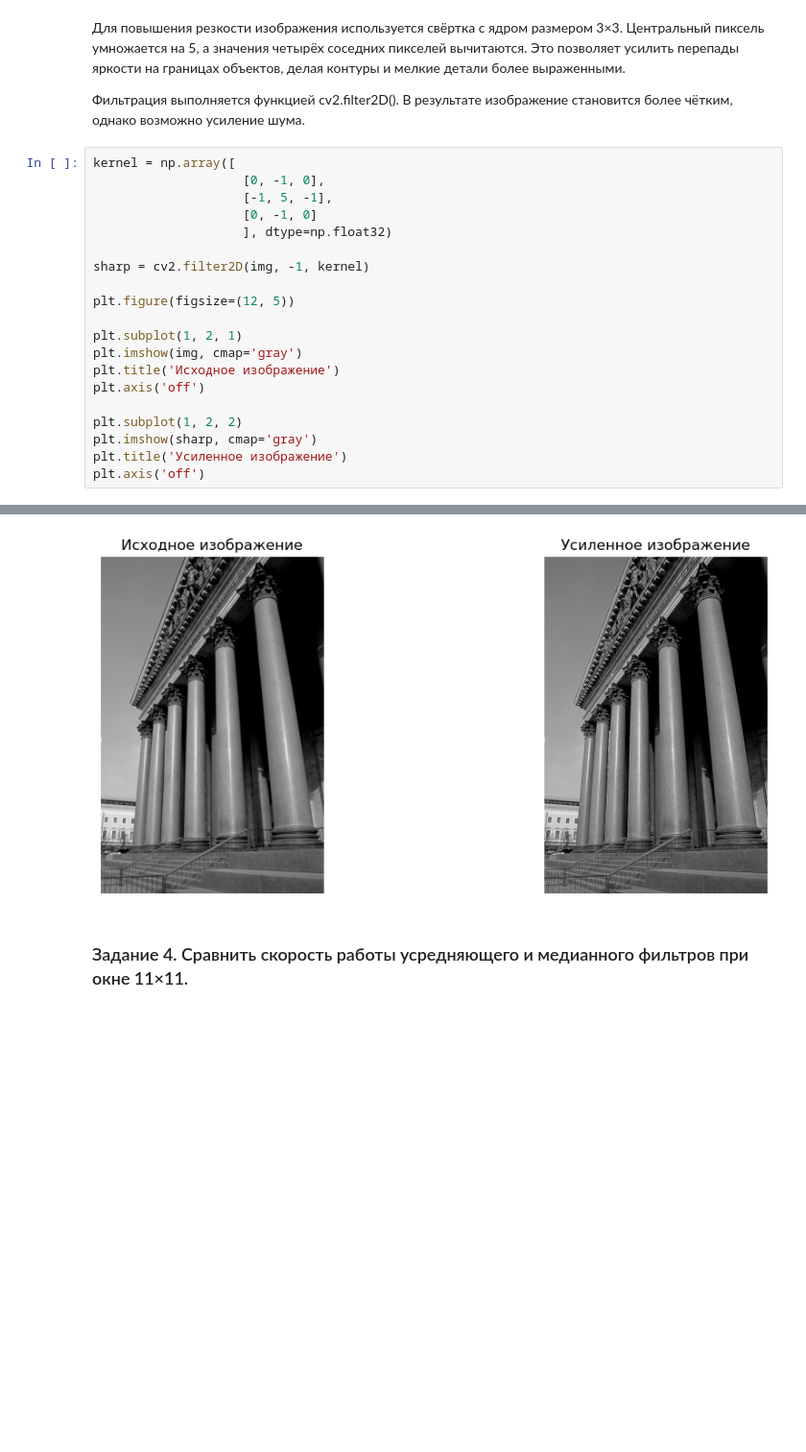
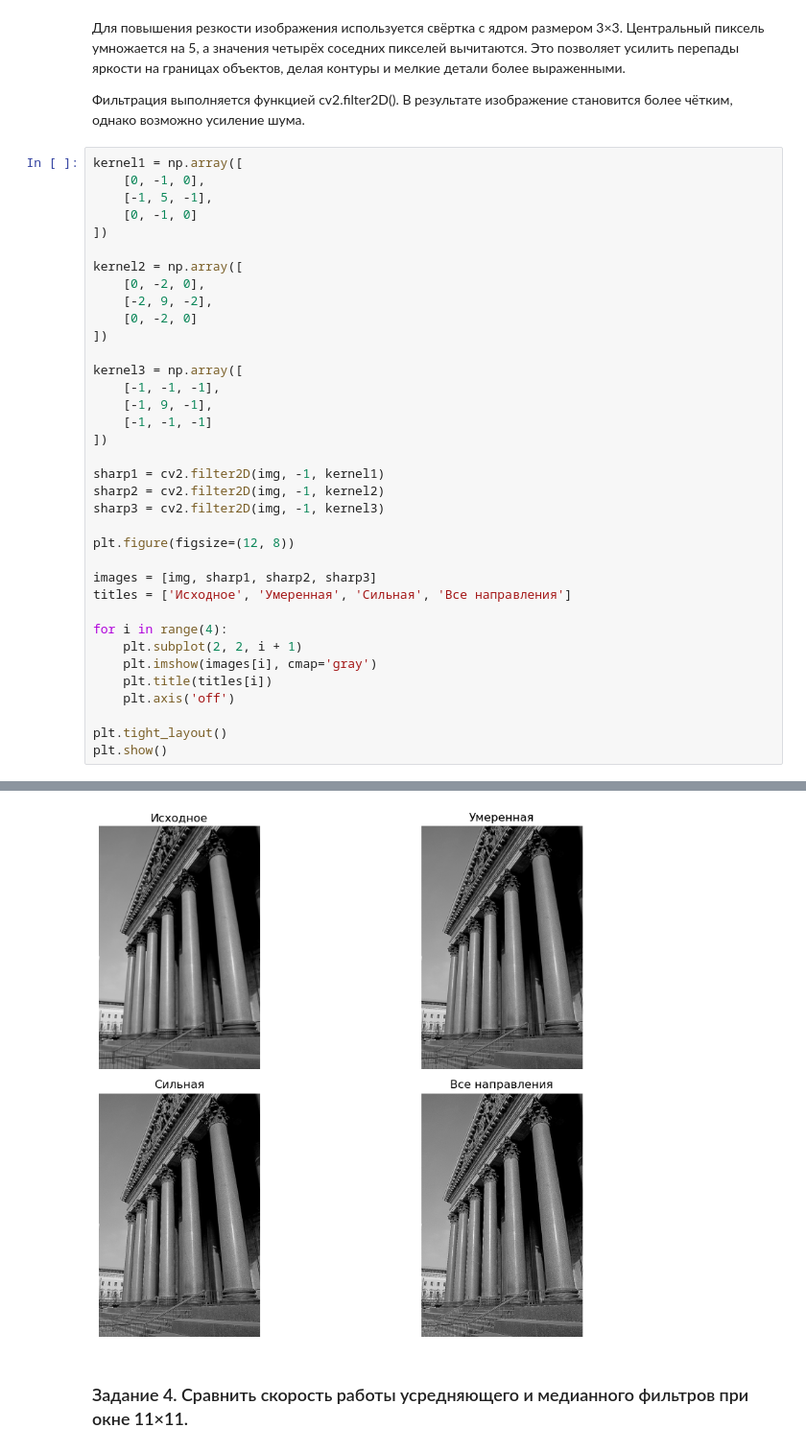
Before and after one commit to Travkova/CV_labs, a Jupyter notebook: Методы цифровой фильтрации изображений/lab4.ipynb, the cells around one changed output, grey strips where cells are left out. Shown at 96% size. Saved outputs shown, nothing was run; the diff lists cells and outputs as text; blank space fills up the shorter version.

```diff
--- a/Методы цифровой фильтрации изображений/lab4.ipynb
+++ b/Методы цифровой фильтрации изображений/lab4.ipynb
@@ -117,23 +117,39 @@ plt.show()
 
 Фильтрация выполняется функцией cv2.filter2D(). В результате изображение становится более чётким, однако возможно усиление шума.
 # %%
-kernel = np.array([
-                    [0, -1, 0],
-                    [-1, 5, -1],
-                    [0, -1, 0]
-                    ], dtype=np.float32)
+kernel1 = np.array([
+    [0, -1, 0],
+    [-1, 5, -1],
+    [0, -1, 0]
+])
 
-sharp = cv2.filter2D(img, -1, kernel)
+kernel2 = np.array([
+    [0, -2, 0],
+    [-2, 9, -2],
+    [0, -2, 0]
+])
 
-plt.figure(figsize=(12, 5))
+kernel3 = np.array([
+    [-1, -1, -1],
+    [-1, 9, -1],
+    [-1, -1, -1]
+])
 
-plt.subplot(1, 2, 1)
-plt.imshow(img, cmap='gray')
-plt.title('Исходное изображение')
-plt.axis('off')
+sharp1 = cv2.filter2D(img, -1, kernel1)
+sharp2 = cv2.filter2D(img, -1, kernel2)
+sharp3 = cv2.filter2D(img, -1, kernel3)
 
-plt.subplot(1, 2, 2)
-plt.imshow(sharp, cmap='gray')
-plt.title('Усиленное изображение')
-plt.axis('off')
+plt.figure(figsize=(12, 8))
+
+images = [img, sharp1, sharp2, sharp3]
+titles = ['Исходное', 'Умеренная', 'Сильная', 'Все направления']
+
+for i in range(4):
+    plt.subplot(2, 2, i + 1)
+    plt.imshow(images[i], cmap='gray')
+    plt.title(titles[i])
+    plt.axis('off')
+
+plt.tight_layout()
+plt.show()
 # %% [output]
@@ -141,4 +156,4 @@ plt.axis('off')
-[figure, old version]
+[figure, new version]
 # %% [markdown]
 ### Задание 4. Сравнить скорость работы усредняющего и медианного фильтров при окне 11×11.
 # %% [markdown]
```
Also changed, not shown: parts of 2 cells of this notebook.
